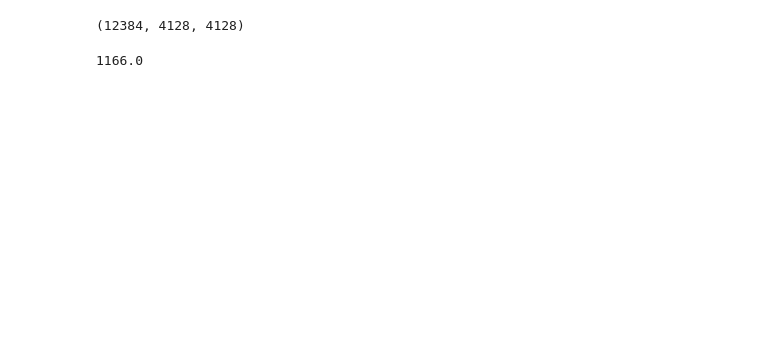
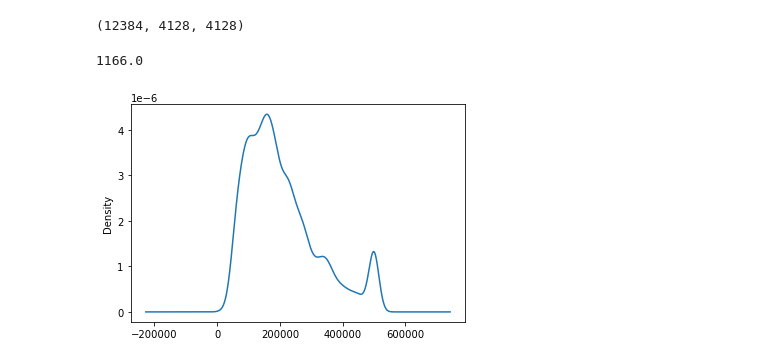
Before and after one commit to thliang01/Machine-Learning-Zoomcamp-2022, a Jupyter notebook: 2. Machine Learning for Regression/hw.ipynb, the cells around one changed output. Drawn from its saved outputs; the diff is of its cells as text; code cells hidden in the pictures; blank space fills up the shorter version.

```diff
--- a/2. Machine Learning for Regression/hw.ipynb
+++ b/2. Machine Learning for Regression/hw.ipynb
@@ -192,3 +190,9 @@ df_test= df_test.reset_index(drop=True)
 df['population'].median()
 # %% [output]
 1166.0
+# %%
+# Look at the median_house_value variable. Does it have a long tail?
+df.median_house_value.plot.density()
+plt.show()
+# %% [output]
+[figure, added]
```
Also changed, not shown: parts of 12 cells of this notebook.
